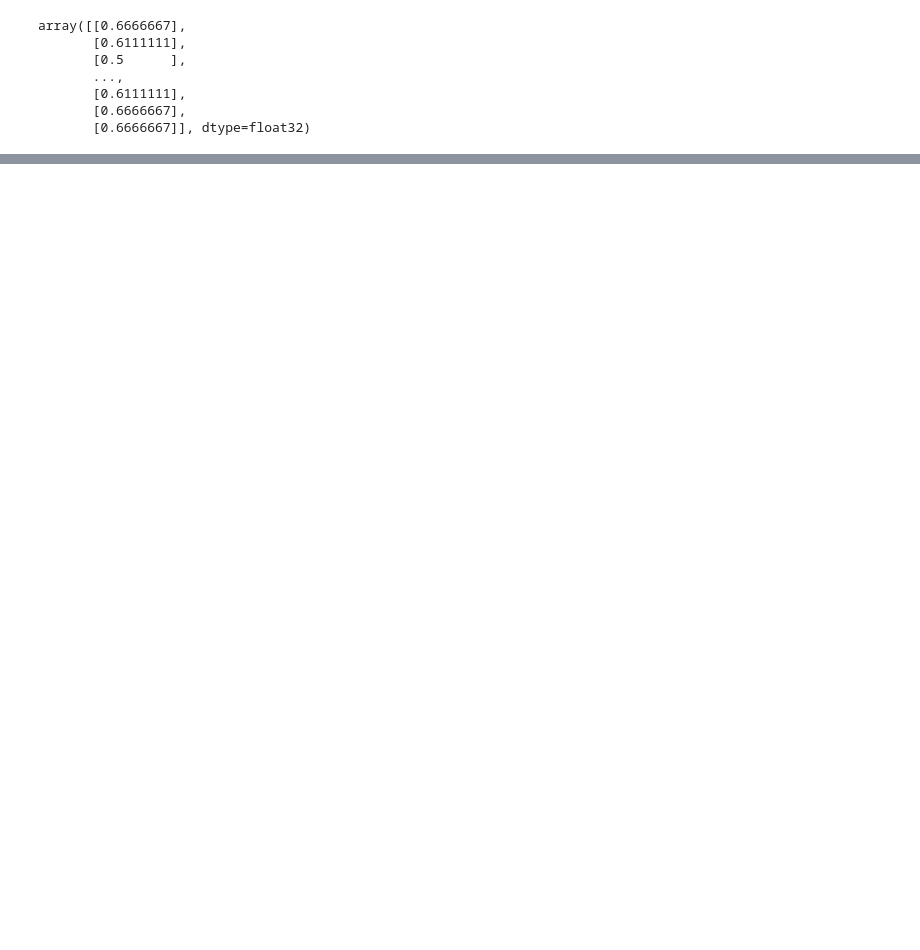
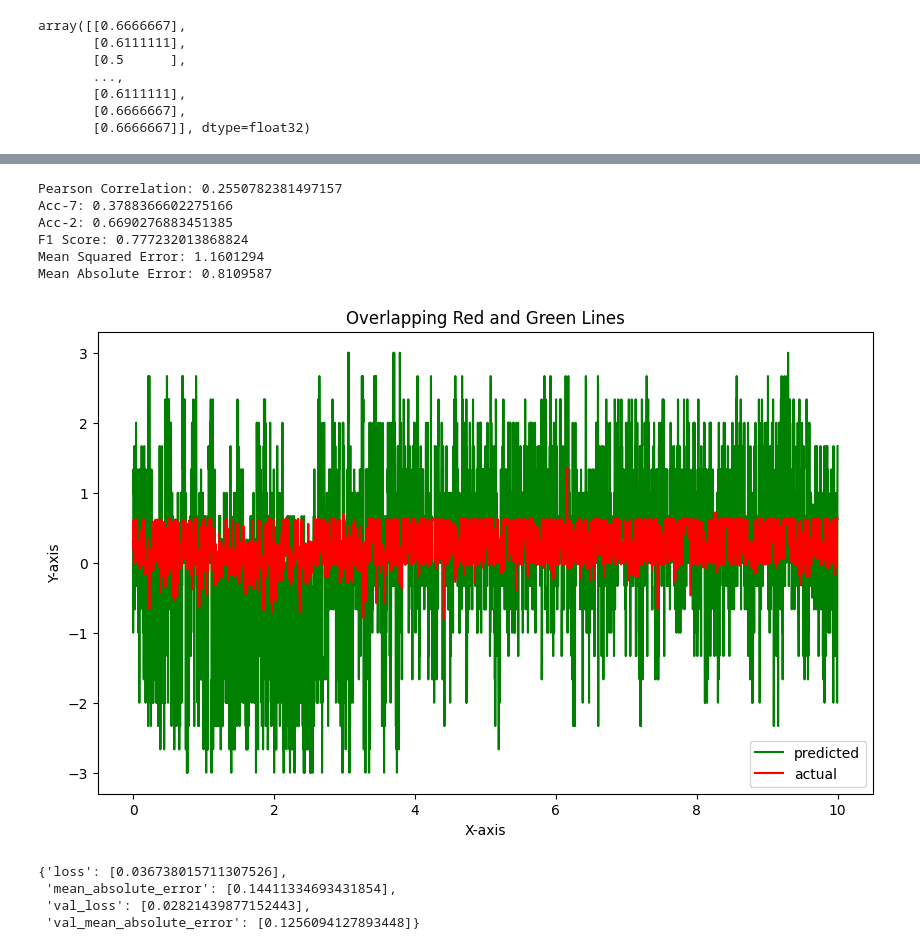
Before and after one commit to nanduladeepak/Multi-Modal-Centiment, a Jupyter notebook: model/runningCode.ipynb, the cells around one changed output, grey strips where cells are left out. Drawn from its saved outputs; the diff is of its cells as text; code cells hidden in the pictures; blank space fills up the shorter version.

```diff
--- a/model/runningCode.ipynb
+++ b/model/runningCode.ipynb
@@ -487,0 +600,11 @@ loaded_model = tf.keras.models.load_model('./savedModel1')
+# %%
+ablationModel = create_combined_ablation_model(acoustic_input_shape=(500,74), visual_input_shape=(500,35))
+ablationModel.compile(optimizer='adam', loss='mean_squared_error', metrics=['mean_absolute_error'])
+ablationHistory = ablationModel.fit(
+    abalationTrainData,
+    modelTrainData['Label'],
+    # batch_size=1,
+    epochs=1,
+    verbose=1,
+    validation_data=(abalationValData,modelValData['Label'])
+)
@@ -487,0 +617,4 @@ loaded_model = tf.keras.models.load_model('./savedModel1')
+# %%
+abalationTestData = [modelTestData['Data'][0],modelTestData['Data'][3]]
+# %%
+abrPredictions = ablationModel.predict(abalationTestData)
@@ -487,0 +624,54 @@ loaded_model = tf.keras.models.load_model('./savedModel1')
+# %%
+denormAbrPred = np.array([[minmax_denormalize(arr[0], label_min, label_max)] for arr in abrPredictions])
+# %%
+metricsAbr = run_metrices(modelTestData['Label_denorm'],denormAbrPred)
+
+# Print the computed metrics
+print("Pearson Correlation:", metricsAbr['Correlation'])
+print("Acc-7:", metricsAbr['Acc-7'])
+print("Acc-2:", metricsAbr['Acc-2'])
+print("F1 Score:", metricsAbr['F1'])
+
+print("Mean Squared Error:", metricsAbr['mse'])
+print("Mean Absolute Error:", metricsAbr['mae'])
+# %% [output]
+Pearson Correlation: 0.2550782381497157
+Acc-7: 0.3788366602275166
+Acc-2: 0.6690276883451385
+F1 Score: 0.777232013868824
+Mean Squared Error: 1.1601294
+Mean Absolute Error: 0.8109587
+# %%
+import matplotlib.pyplot as plt
+
+# Sample data (replace these with your actual data)
+x = np.linspace(0, 10, 4659)  # Assuming you have 4659 data points
+y1 = flatten_2d_array(denormAbrPred)      # Replace with your first array data
+y2 = flatten_2d_array(modelTestData['Label_denorm'])      # Replace with your second array data
+
+# Create a figure and axis
+plt.figure(figsize=(10, 6))  # Set the figure size
+
+# Plot y1 and y2 as overlapping lines
+plt.plot(x, y2, color='green', label='predicted')  # Green line for y2
+plt.plot(x, y1, color='red', label='actual')    # Red line for y1
+
+# Add labels and title
+plt.xlabel('X-axis')
+plt.ylabel('Y-axis')
+plt.title('Overlapping Red and Green Lines')
+
+# Add a legend
+plt.legend()
+
+# Show the plot
+plt.show()
+# %% [output]
+[figure, added]
+# %%
+ablationHistory.history
+# %% [output]
+{'loss': [0.036738015711307526],
+ 'mean_absolute_error': [0.14411334693431854],
+ 'val_loss': [0.02821439877152443],
+ 'val_mean_absolute_error': [0.1256094127893448]}
```
Also changed, not shown: parts of 41 cells of this notebook.
